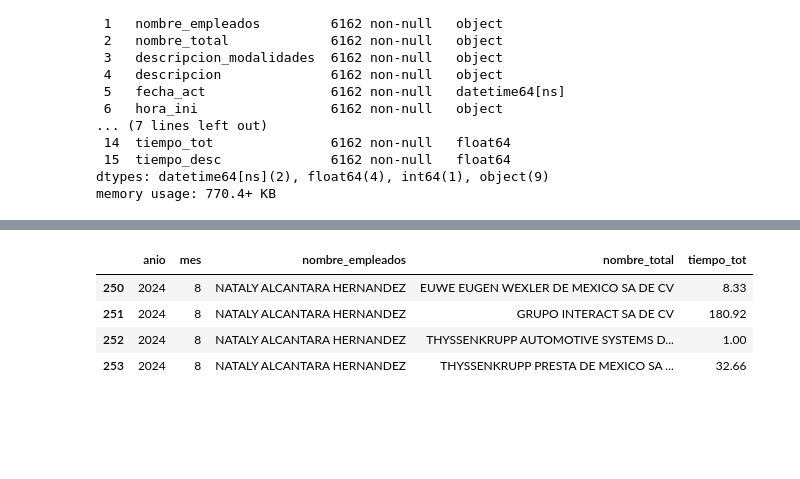
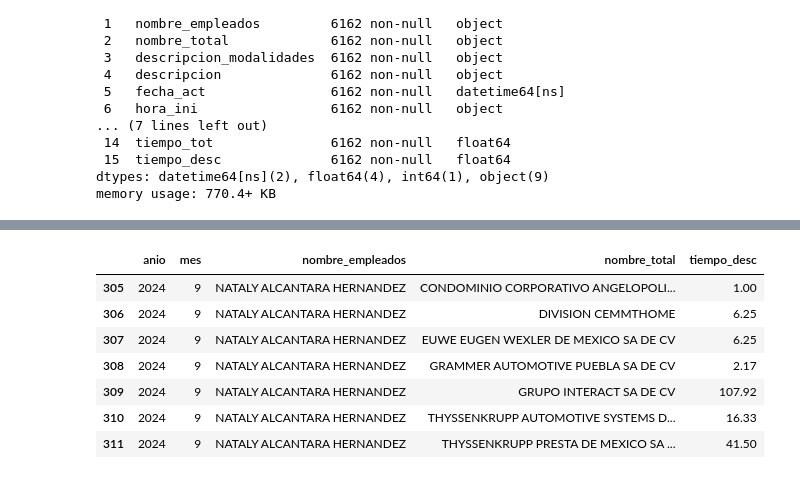
Before and after one commit to devAriza/data_gin_streamlit, a Jupyter notebook: data_analysis.ipynb, the cells around one changed output, grey strips where cells are left out. Saved outputs shown, nothing was run; the diff lists cells and outputs as text; code cells hidden in the pictures; blank space fills up the shorter version.

Commit message:
Verificar datos en sumatorias de tiempos y porcentajes para confirmar certeza

```diff
--- a/data_analysis.ipynb
+++ b/data_analysis.ipynb
@@ -130,9 +128,9 @@ memory usage: 770.4+ KB
 # %%
 df_concentrado['anio'] = df_concentrado['fecha_act'].dt.year
 df_concentrado['mes'] = df_concentrado['fecha_act'].dt.month
-resumen = df_concentrado.groupby(['anio', 'mes', 'nombre_empleados', 'nombre_total'])['tiempo_tot'].sum().reset_index()
+resumen = df_concentrado.groupby(['anio', 'mes', 'nombre_empleados', 'nombre_total'])['tiempo_desc'].sum().reset_index()
 resumen = resumen.sort_values(by=['anio', 'mes', 'nombre_empleados', 'nombre_total'])
 
 # Mostrar el resultado
-print(resumen)
+resumen
 # %% [output]
@@ -156,8 +150,11 @@ print(resumen)
 # %%
-resumen.query("anio == 2024 and mes == 8 and nombre_empleados == 'NATALY ALCANTARA HERNANDEZ'")
+resumen.query("anio == 2024 and mes == 9 and nombre_empleados == 'NATALY ALCANTARA HERNANDEZ'")
 # %% [output]
-|  | anio | mes | nombre_empleados | nombre_total | tiempo_tot |
-| 250 | 2024 | 8 | NATALY ALCANTARA HERNANDEZ | EUWE EUGEN WEXLER DE MEXICO SA DE CV | 8.33 |
-| 251 | 2024 | 8 | NATALY ALCANTARA HERNANDEZ | GRUPO INTERACT SA DE CV | 180.92 |
-| 252 | 2024 | 8 | NATALY ALCANTARA HERNANDEZ | THYSSENKRUPP AUTOMOTIVE SYSTEMS D... | 1.00 |
-| 253 | 2024 | 8 | NATALY ALCANTARA HERNANDEZ | THYSSENKRUPP PRESTA DE MEXICO SA ... | 32.66 |
+|  | anio | mes | nombre_empleados | nombre_total | tiempo_desc |
+| 305 | 2024 | 9 | NATALY ALCANTARA HERNANDEZ | CONDOMINIO CORPORATIVO ANGELOPOLI... | 1.00 |
+| 306 | 2024 | 9 | NATALY ALCANTARA HERNANDEZ | DIVISION CEMMTHOME | 6.25 |
+| 307 | 2024 | 9 | NATALY ALCANTARA HERNANDEZ | EUWE EUGEN WEXLER DE MEXICO SA DE CV | 6.25 |
+| 308 | 2024 | 9 | NATALY ALCANTARA HERNANDEZ | GRAMMER AUTOMOTIVE PUEBLA SA DE CV | 2.17 |
+| 309 | 2024 | 9 | NATALY ALCANTARA HERNANDEZ | GRUPO INTERACT SA DE CV | 107.92 |
+| 310 | 2024 | 9 | NATALY ALCANTARA HERNANDEZ | THYSSENKRUPP AUTOMOTIVE SYSTEMS D... | 16.33 |
+| 311 | 2024 | 9 | NATALY ALCANTARA HERNANDEZ | THYSSENKRUPP PRESTA DE MEXICO SA ... | 41.50 |
```
Also changed, not shown: parts of 3 cells of this notebook.
